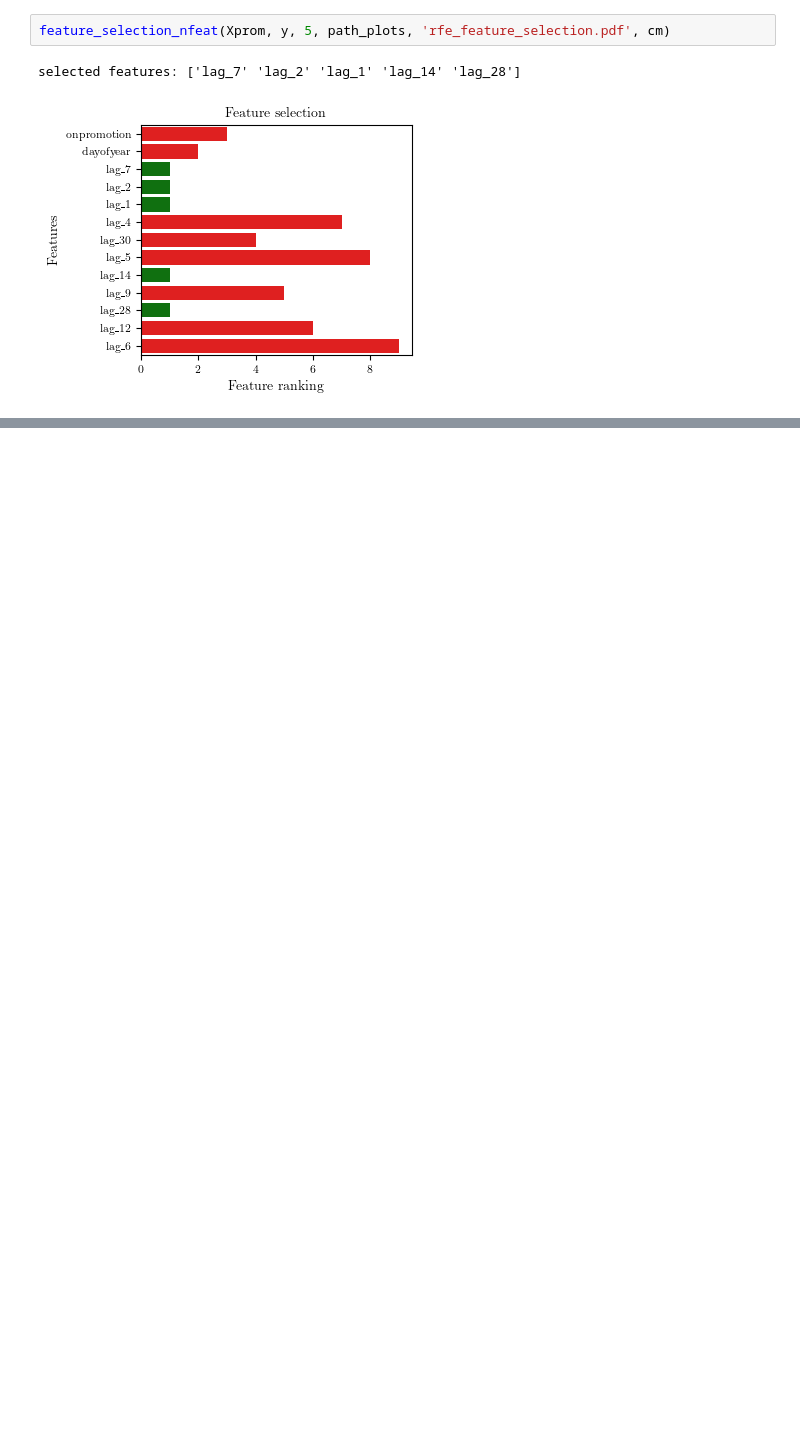
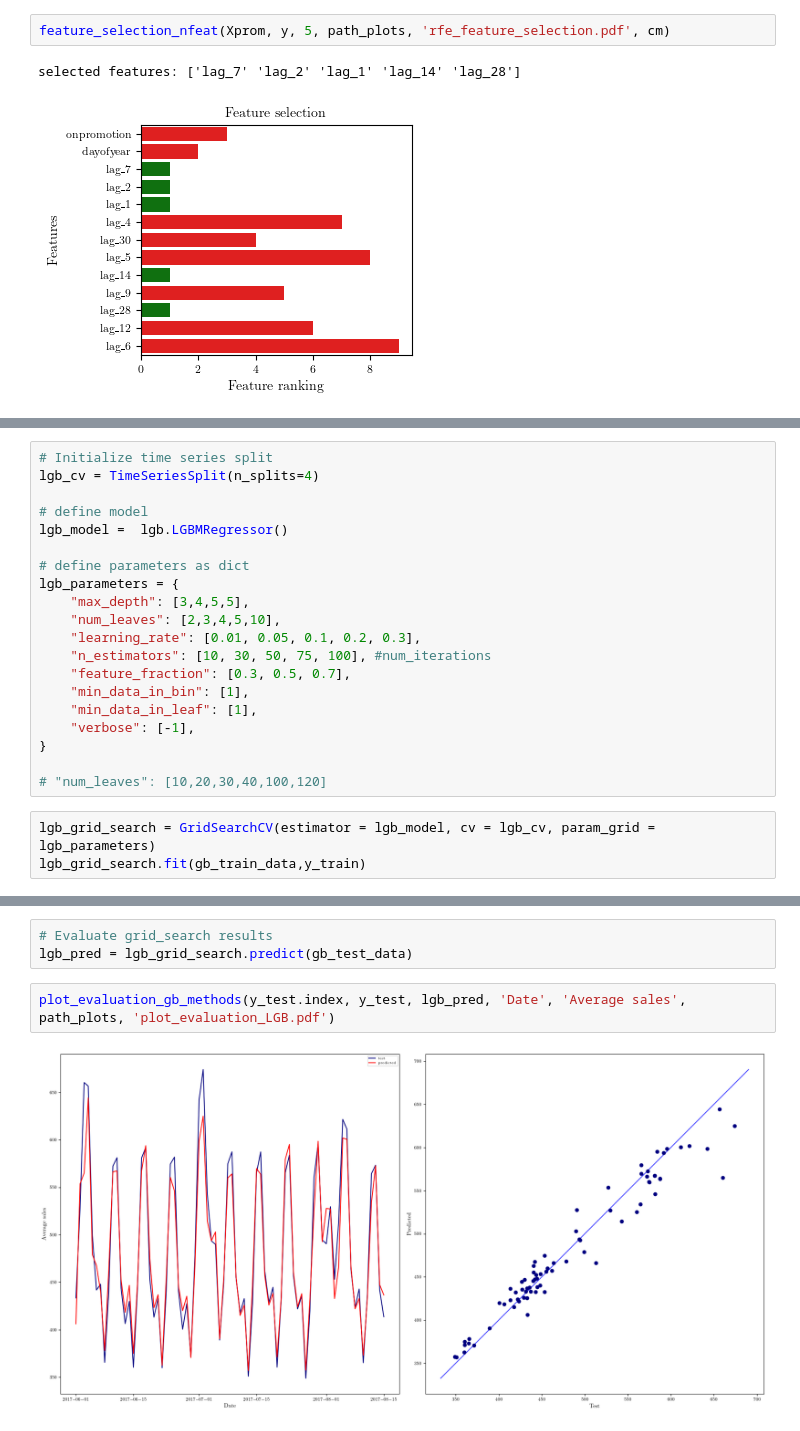
Before and after one commit to bertlem/kaggle-store-sales-ts-forecasting, a Jupyter notebook: data_forecasting_average_sales.ipynb, the cells around one changed output, grey strips where cells are left out. Saved outputs shown, nothing was run; the diff lists cells and outputs as text; blank space fills up the shorter version.

```diff
--- a/data_forecasting_average_sales.ipynb
+++ b/data_forecasting_average_sales.ipynb
@@ -793,0 +1025,23 @@ selected features: ['lag_7' 'lag_2' 'lag_1' 'lag_14' 'lag_28']
+# %%
+# Initialize time series split
+lgb_cv = TimeSeriesSplit(n_splits=4)
+
+# define model
+lgb_model =  lgb.LGBMRegressor()
+
+# define parameters as dict
+lgb_parameters = {
+    "max_depth": [3,4,5,5],
+    "num_leaves": [2,3,4,5,10],
+    "learning_rate": [0.01, 0.05, 0.1, 0.2, 0.3],
+    "n_estimators": [10, 30, 50, 75, 100], #num_iterations
+    "feature_fraction": [0.3, 0.5, 0.7],
+    "min_data_in_bin": [1],
+    "min_data_in_leaf": [1],
+    "verbose": [-1],
+}
+
+# "num_leaves": [10,20,30,40,100,120]
+# %%
+lgb_grid_search = GridSearchCV(estimator = lgb_model, cv = lgb_cv, param_grid = lgb_parameters)
+lgb_grid_search.fit(gb_train_data,y_train)
@@ -793,0 +1057,7 @@ selected features: ['lag_7' 'lag_2' 'lag_1' 'lag_14' 'lag_28']
+# %%
+# Evaluate grid_search results
+lgb_pred = lgb_grid_search.predict(gb_test_data)
+# %%
+plot_evaluation_gb_methods(y_test.index, y_test, lgb_pred, 'Date', 'Average sales', path_plots, 'plot_evaluation_LGB.pdf')
+# %% [output]
+[figure, added]
```
Also changed, not shown: parts of 66 cells of this notebook, 12 other files.
